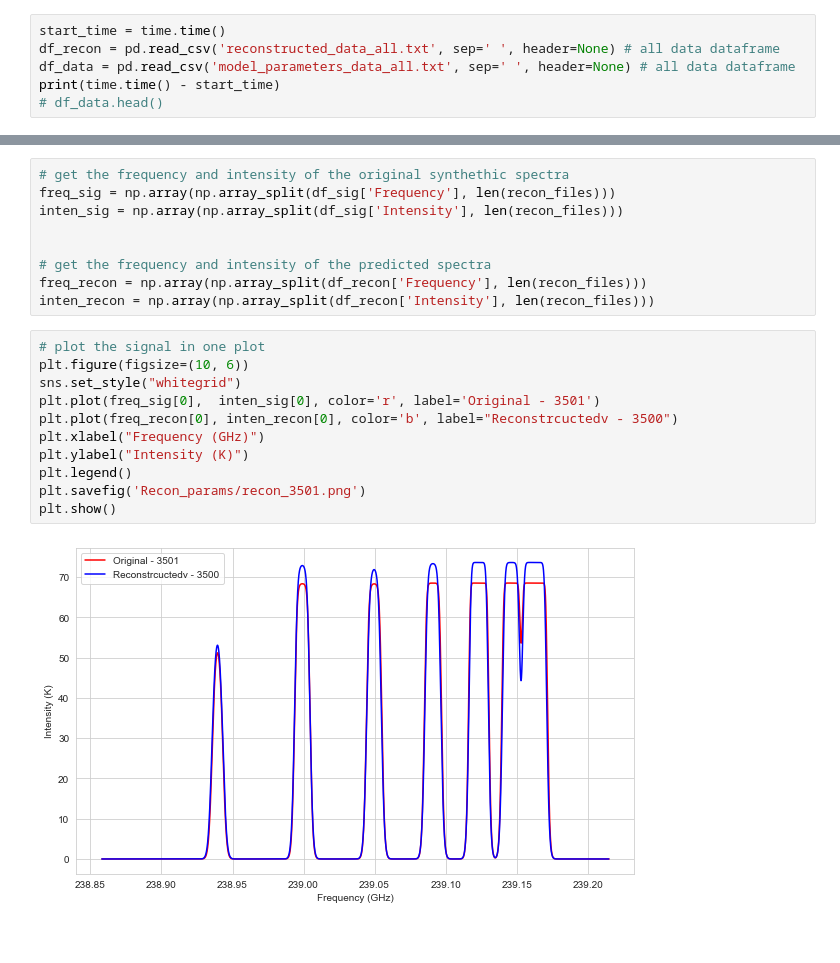
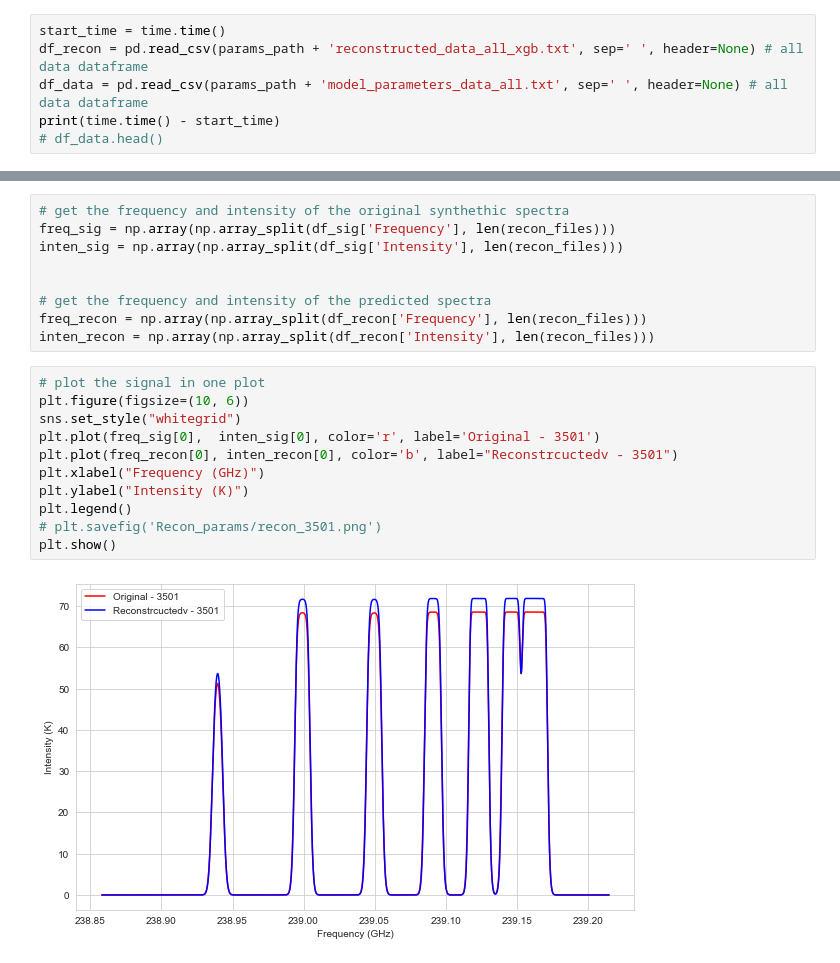
Before and after one commit to jpandeinge/wavelet_decomposition, a Jupyter notebook: wavelet_reconstruction.ipynb, the cells around one changed output, grey strips where cells are left out. Cells and saved outputs as stored; diff of their text form.

Commit message:
plot recostructed spectra from pred params

```diff
--- a/wavelet_reconstruction.ipynb
+++ b/wavelet_reconstruction.ipynb
@@ -61,8 +63,8 @@ print(time.time() - start_timer)
 #### Load the files
 # %%
 start_time = time.time()
-df_recon = pd.read_csv('reconstructed_data_all.txt', sep=' ', header=None) # all data dataframe
-df_data = pd.read_csv('model_parameters_data_all.txt', sep=' ', header=None) # all data dataframe
+df_recon = pd.read_csv(params_path + 'reconstructed_data_all_xgb.txt', sep=' ', header=None) # all data dataframe
+df_data = pd.read_csv(params_path + 'model_parameters_data_all.txt', sep=' ', header=None) # all data dataframe
 print(time.time() - start_time)
 # df_data.head()
 # %% [output]
@@ -127,16 +129,16 @@ inten_recon = np.array(np.array_split(df_recon['Intensity'], len(recon_files)))
 # %%
 # plot the signal in one plot
 plt.figure(figsize=(10, 6))
 sns.set_style("whitegrid")
 plt.plot(freq_sig[0],  inten_sig[0], color='r', label='Original - 3501')
-plt.plot(freq_recon[0], inten_recon[0], color='b', label="Reconstrcuctedv - 3500")
+plt.plot(freq_recon[0], inten_recon[0], color='b', label="Reconstrcuctedv - 3501")
 plt.xlabel("Frequency (GHz)")
 plt.ylabel("Intensity (K)")
 plt.legend()
-plt.savefig('Recon_params/recon_3501.png')
+# plt.savefig('Recon_params/recon_3501.png')
 plt.show()
 # %% [output]
-[figure, old version]
+[figure, new version]
 # %%
 plt.figure(figsize=(10, 6))
 sns.set_style("whitegrid")
```
Also changed, not shown: parts of 14 cells of this notebook.
